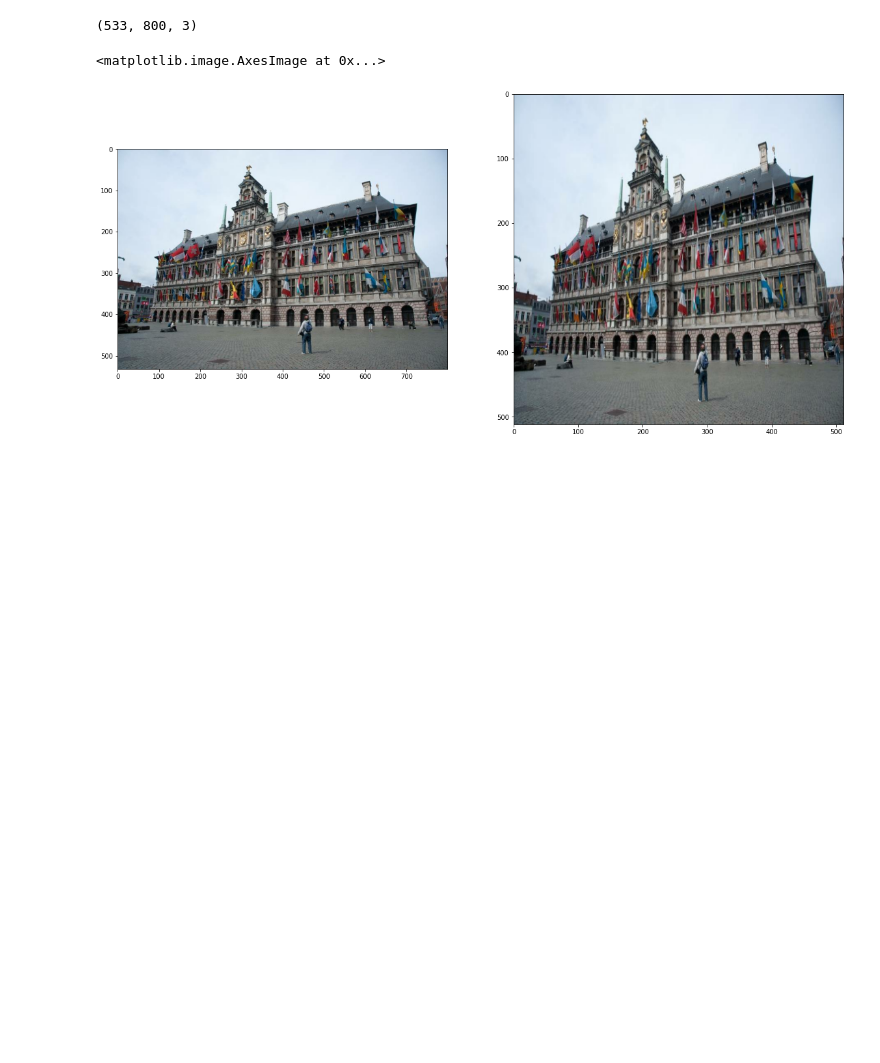
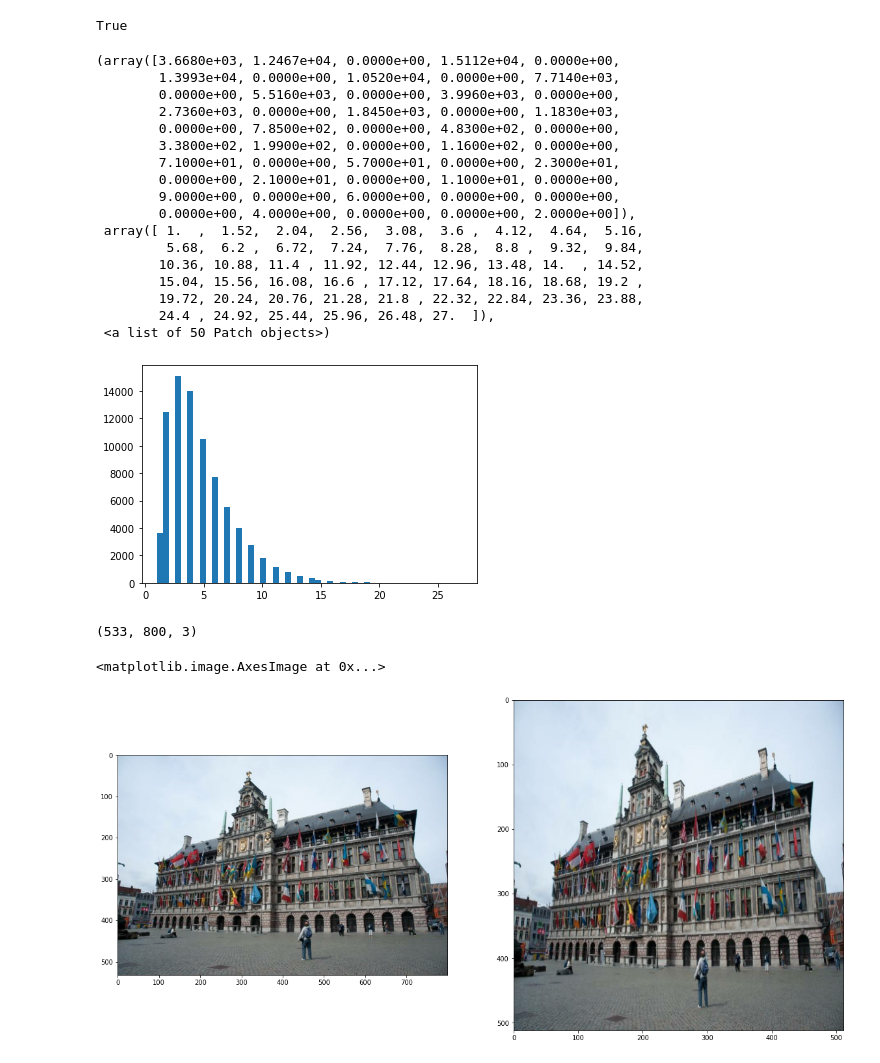
Before and after one commit to akensert/kaggle-landmark-retrieval-and-recognition-2020, a Jupyter notebook: src/notebooks/test_loading.ipynb, the cells around one changed output. Saved outputs shown, nothing was run; the diff lists cells and outputs as text; code cells hidden in the pictures; blank space fills up the shorter version.

```diff
--- a/src/notebooks/test_loading.ipynb
+++ b/src/notebooks/test_loading.ipynb
@@ -47,0 +84,4 @@ data
+# %%
+size = []
+for i, row in tqdm.tqdm(data.iterrows()):
+    size.append(read_image(row.path).numpy().shape[:2])
@@ -47,0 +104,5 @@ data
+# %%
+df = pd.read_csv('../../input/modified_train.csv')
+
+pd.options.mode.chained_assignment = None
+df
@@ -47,0 +180,2 @@ data
+# %%
+df = _group_shuffle_df(df, 32, filter_by_prob=True)
@@ -48,3 +202,30 @@ data
+# %%
+np.isfinite(df.batch).all()
+# %% [output]
+True
+# %%
+a, b = np.unique(df.landmark_id, return_counts=True)
+
+plt.hist(b, bins=50)
+# %% [output]
+(array([3.6680e+03, 1.2467e+04, 0.0000e+00, 1.5112e+04, 0.0000e+00,
+        1.3993e+04, 0.0000e+00, 1.0520e+04, 0.0000e+00, 7.7140e+03,
+        0.0000e+00, 5.5160e+03, 0.0000e+00, 3.9960e+03, 0.0000e+00,
+        2.7360e+03, 0.0000e+00, 1.8450e+03, 0.0000e+00, 1.1830e+03,
+        0.0000e+00, 7.8500e+02, 0.0000e+00, 4.8300e+02, 0.0000e+00,
+        3.3800e+02, 1.9900e+02, 0.0000e+00, 1.1600e+02, 0.0000e+00,
+        7.1000e+01, 0.0000e+00, 5.7000e+01, 0.0000e+00, 2.3000e+01,
+        0.0000e+00, 2.1000e+01, 0.0000e+00, 1.1000e+01, 0.0000e+00,
+        9.0000e+00, 0.0000e+00, 6.0000e+00, 0.0000e+00, 0.0000e+00,
+        0.0000e+00, 4.0000e+00, 0.0000e+00, 0.0000e+00, 2.0000e+00]),
+ array([ 1.  ,  1.52,  2.04,  2.56,  3.08,  3.6 ,  4.12,  4.64,  5.16,
+         5.68,  6.2 ,  6.72,  7.24,  7.76,  8.28,  8.8 ,  9.32,  9.84,
+        10.36, 10.88, 11.4 , 11.92, 12.44, 12.96, 13.48, 14.  , 14.52,
+        15.04, 15.56, 16.08, 16.6 , 17.12, 17.64, 18.16, 18.68, 19.2 ,
+        19.72, 20.24, 20.76, 21.28, 21.8 , 22.32, 22.84, 23.36, 23.88,
+        24.4 , 24.92, 25.44, 25.96, 26.48, 27.  ]),
+ <a list of 50 Patch objects>)
+[figure, added]
 # %%
 im1= read_image(data[data.landmark_id == 201898].iloc[2].path)
 print(im1.shape)
```
Also changed, not shown: parts of 10 cells of this notebook, 10 other files.
